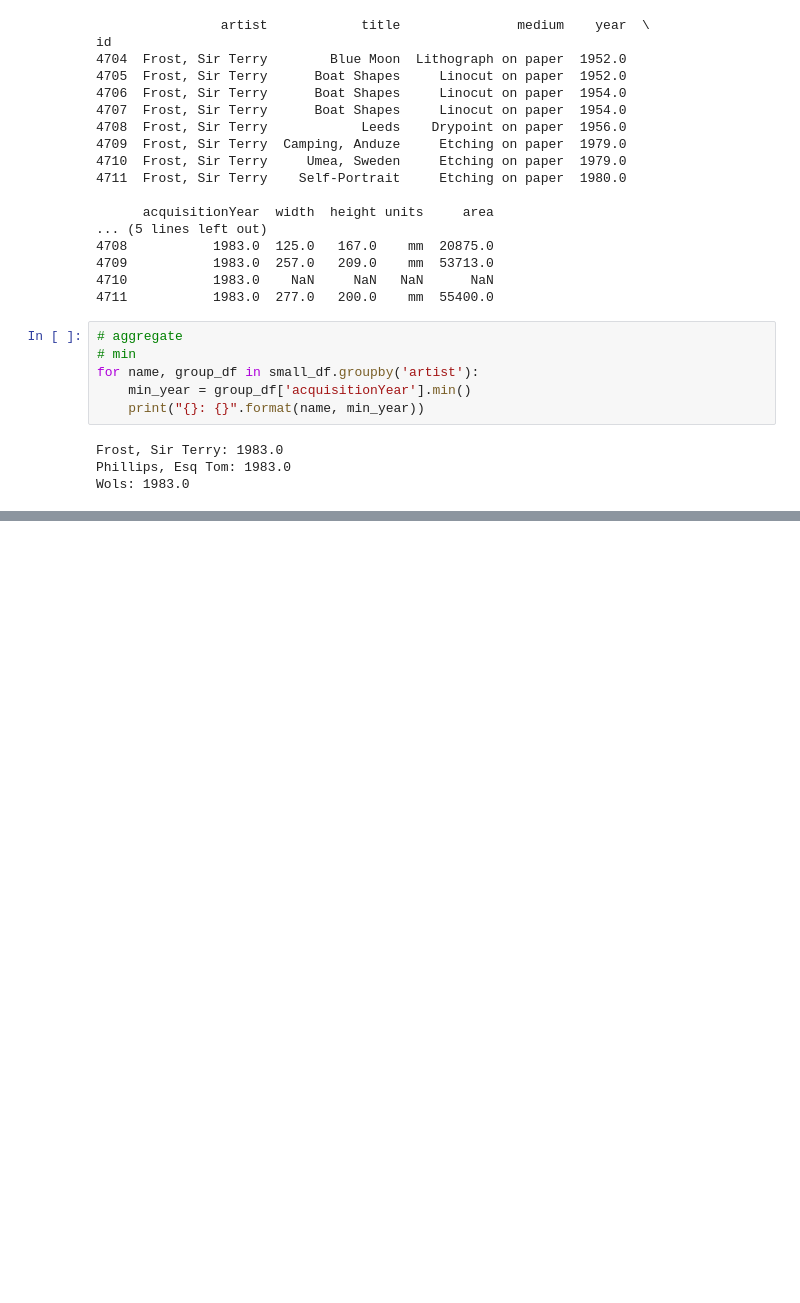
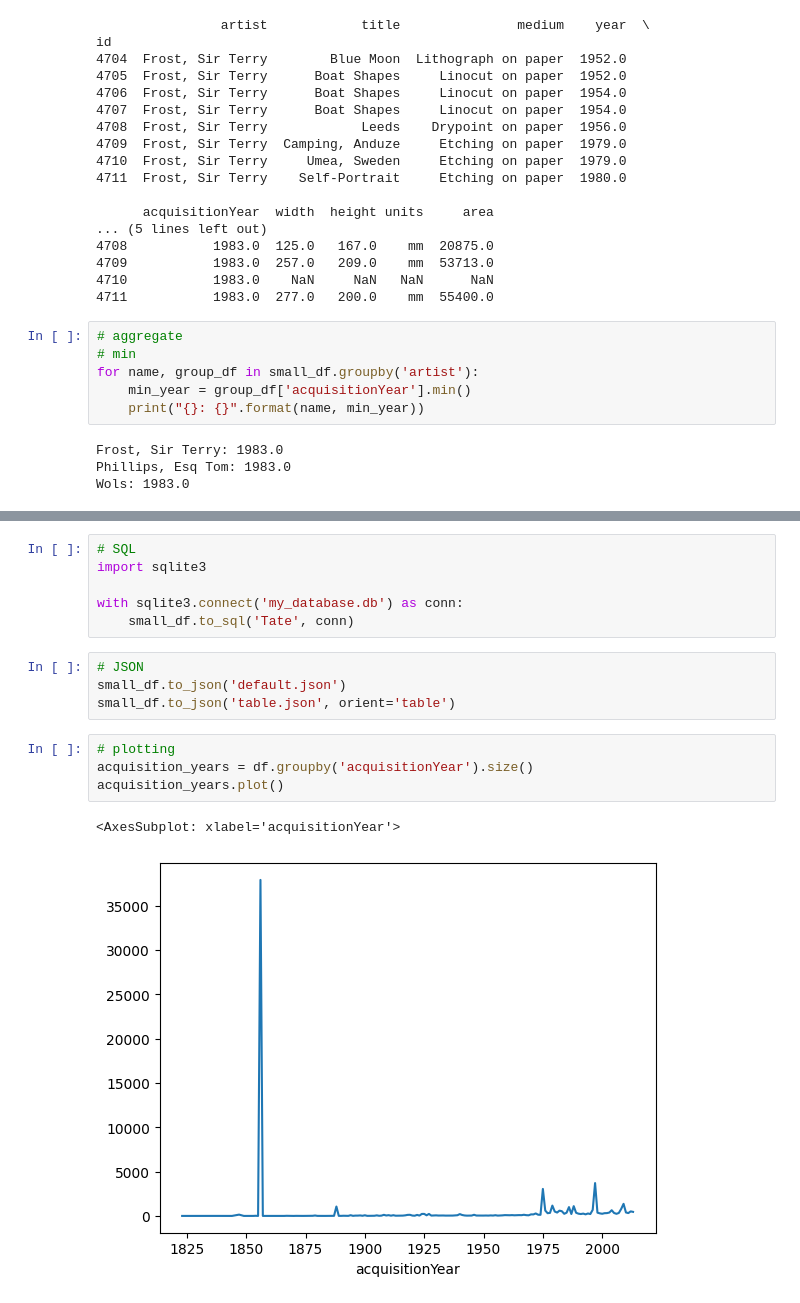
Before and after one commit to wuamy/notebook, a Jupyter notebook: Pandas.ipynb, the cells around one changed output, grey strips where cells are left out. Saved outputs shown, nothing was run; the diff lists cells and outputs as text; blank space fills up the shorter version.

```diff
--- a/Pandas.ipynb
+++ b/Pandas.ipynb
@@ -321,0 +437,17 @@ Wols: 1983.0
+# %%
+# SQL
+import sqlite3
+
+with sqlite3.connect('my_database.db') as conn:
+    small_df.to_sql('Tate', conn)
+# %%
+# JSON
+small_df.to_json('default.json')
+small_df.to_json('table.json', orient='table')
+# %%
+# plotting
+acquisition_years = df.groupby('acquisitionYear').size()
+acquisition_years.plot()
+# %% [output]
+<AxesSubplot: xlabel='acquisitionYear'>
+[figure, added]
```
Also changed, not shown: parts of 17 cells of this notebook, 10 other files.
